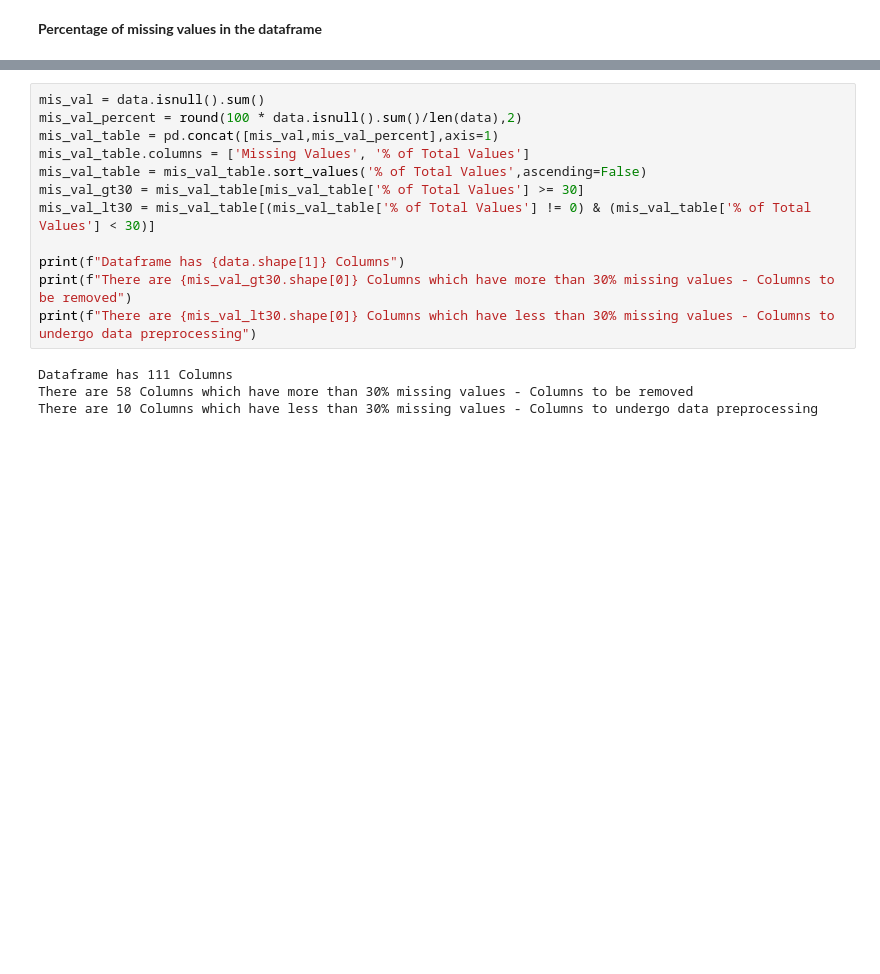
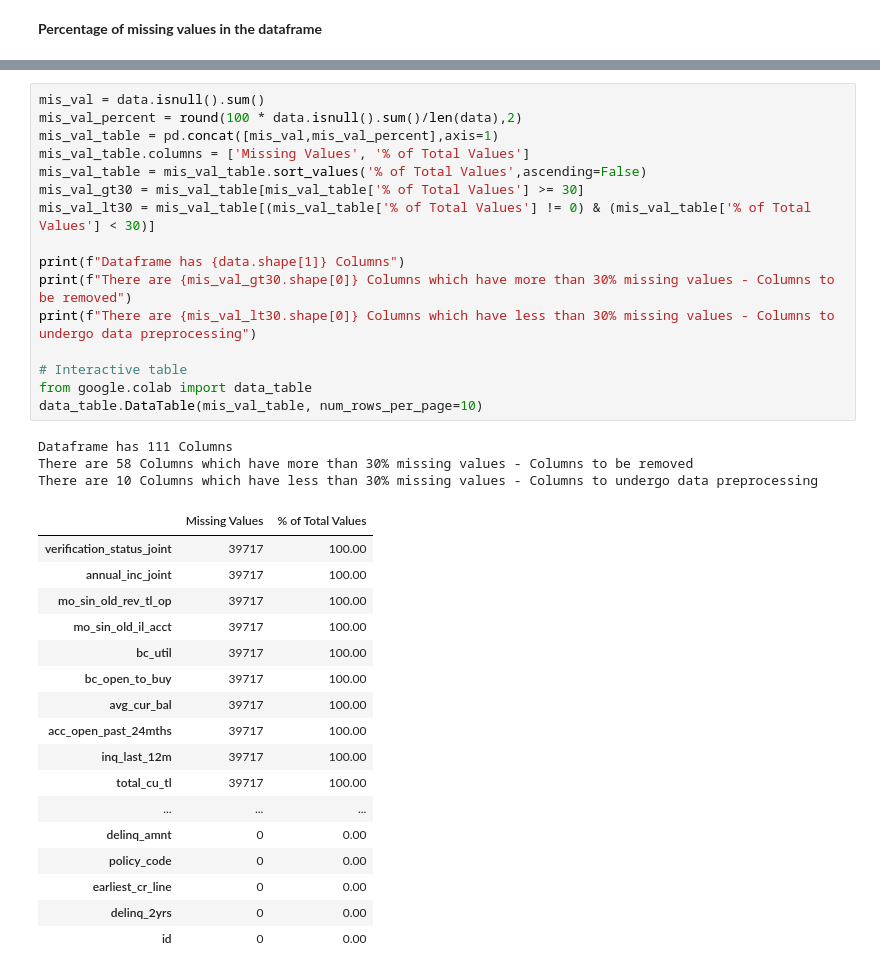
Before and after one commit to Theveetha/LendingClub_EDA_CaseStudy, a Jupyter notebook: LendingClub_EDA.ipynb, the cells around one changed output, grey strips where cells are left out. Drawn from its saved outputs; the diff is of its cells as text; blank space fills up the shorter version.

```diff
--- a/LendingClub_EDA.ipynb
+++ b/LendingClub_EDA.ipynb
@@ -92,16 +113,37 @@ Features before preprocessing the data
 # %%
 mis_val = data.isnull().sum()
 mis_val_percent = round(100 * data.isnull().sum()/len(data),2)
 mis_val_table = pd.concat([mis_val,mis_val_percent],axis=1)
 mis_val_table.columns = ['Missing Values', '% of Total Values']
 mis_val_table = mis_val_table.sort_values('% of Total Values',ascending=False)
 mis_val_gt30 = mis_val_table[mis_val_table['% of Total Values'] >= 30]
 mis_val_lt30 = mis_val_table[(mis_val_table['% of Total Values'] != 0) & (mis_val_table['% of Total Values'] < 30)]
 
 print(f"Dataframe has {data.shape[1]} Columns")
 print(f"There are {mis_val_gt30.shape[0]} Columns which have more than 30% missing values - Columns to be removed")
 print(f"There are {mis_val_lt30.shape[0]} Columns which have less than 30% missing values - Columns to undergo data preprocessing")
+
+# Interactive table
+from google.colab import data_table
+data_table.DataTable(mis_val_table, num_rows_per_page=10)
 # %% [output]
 Dataframe has 111 Columns
 There are 58 Columns which have more than 30% missing values - Columns to be removed
 There are 10 Columns which have less than 30% missing values - Columns to undergo data preprocessing
+|  | Missing Values | % of Total Values |
+| verification_status_joint | 39717 | 100.00 |
+| annual_inc_joint | 39717 | 100.00 |
+| mo_sin_old_rev_tl_op | 39717 | 100.00 |
+| mo_sin_old_il_acct | 39717 | 100.00 |
+| bc_util | 39717 | 100.00 |
+| bc_open_to_buy | 39717 | 100.00 |
+| avg_cur_bal | 39717 | 100.00 |
+| acc_open_past_24mths | 39717 | 100.00 |
+| inq_last_12m | 39717 | 100.00 |
+| total_cu_tl | 39717 | 100.00 |
+| ... | ... | ... |
+| delinq_amnt | 0 | 0.00 |
+| policy_code | 0 | 0.00 |
+| earliest_cr_line | 0 | 0.00 |
+| delinq_2yrs | 0 | 0.00 |
+| id | 0 | 0.00 |
```
Also changed, not shown: parts of 1 cell of this notebook.
